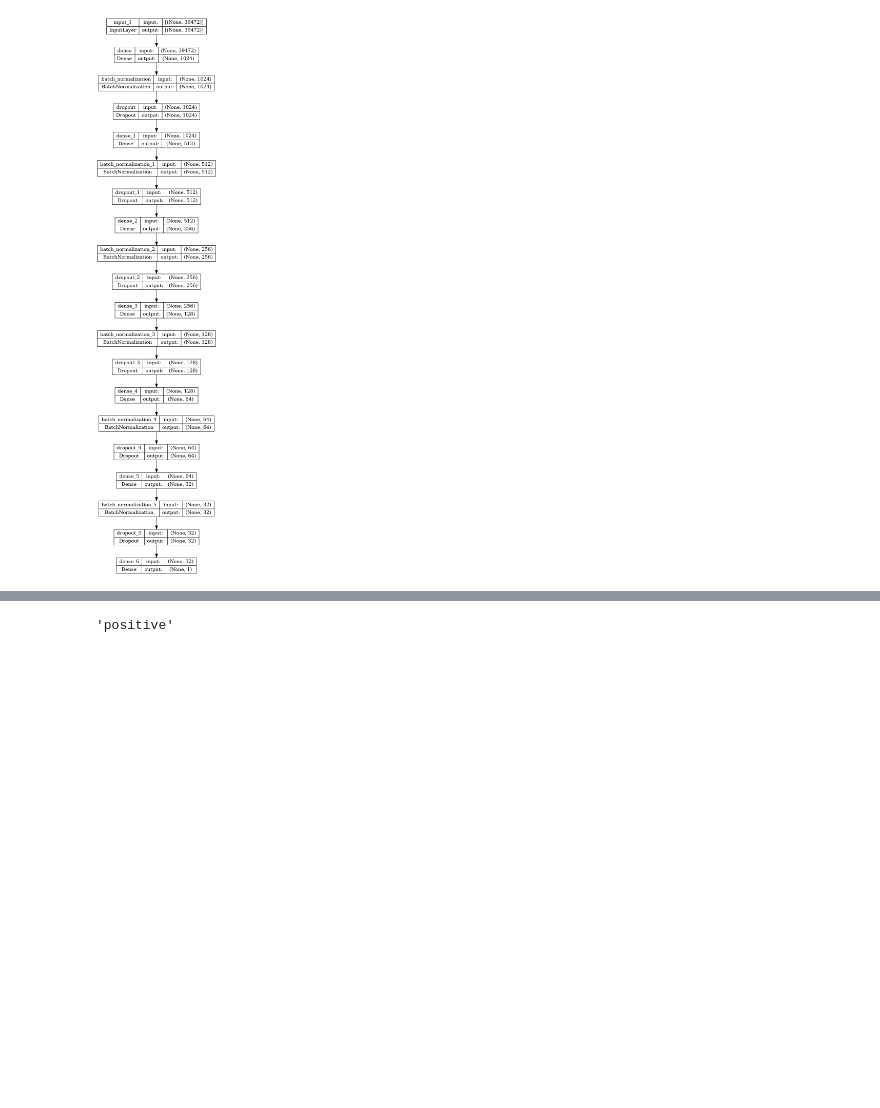
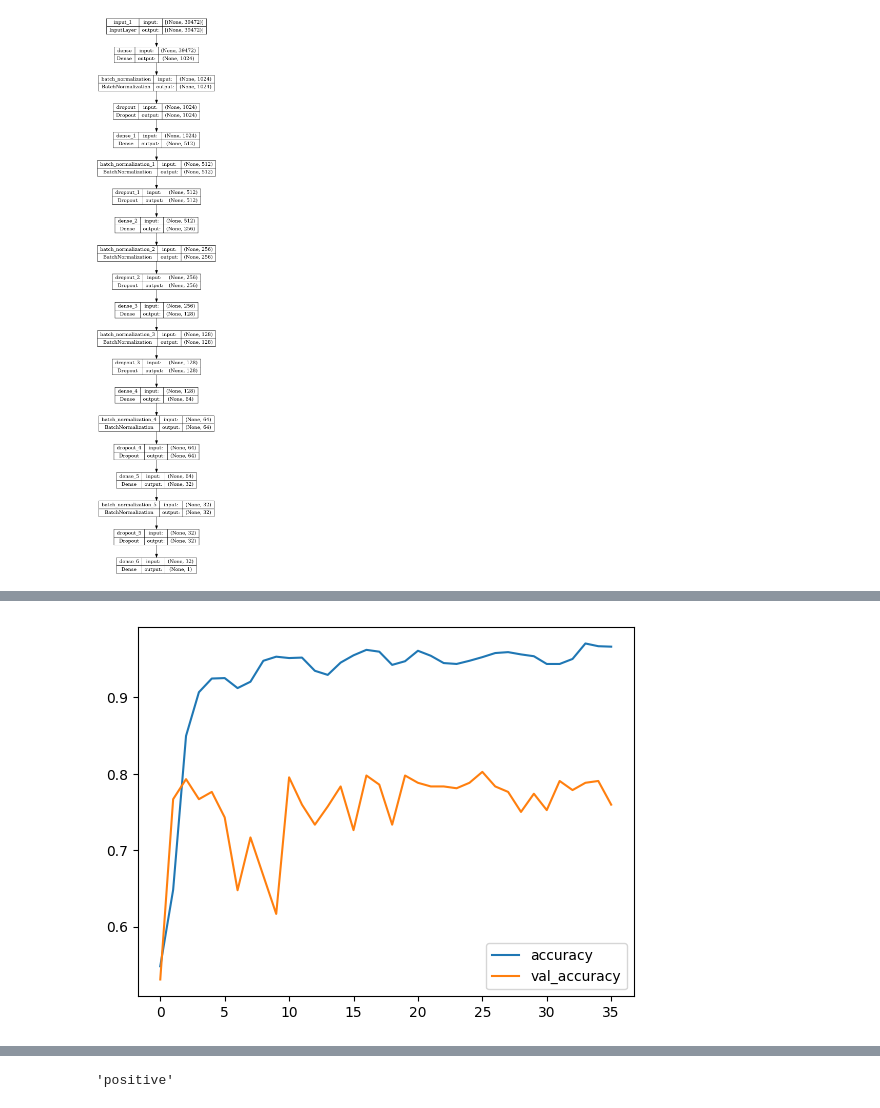
Before and after one commit to mjtalaska/Sentiment-analysis-feedforward, a Jupyter notebook: sentiment-analysis-with-feedforward-neural-network.ipynb, the cells around one changed output, grey strips where cells are left out. Drawn from its saved outputs; the diff is of its cells as text; code cells hidden in the pictures; blank space fills up the shorter version.

```diff
--- a/sentiment-analysis-with-feedforward-neural-network.ipynb
+++ b/sentiment-analysis-with-feedforward-neural-network.ipynb
@@ -167,6 +167,7 @@ from keras.models import load_model
 #model = load_model('/kaggle/working/sentiment_model.h5')
 # %%
 from keras.layers import Input, Dropout, Dense, Activation, BatchNormalization
+from keras.initializers import RandomNormal
 from keras import Model
 from keras.utils import plot_model
 from keras.regularizers import L2
@@ -181,6 +182,7 @@ def make_model(input_size):
     for l in latent:
         layer = Dense(l,
                       activation='relu',
+                      kernel_initializer=RandomNormal(stddev=0.01),
                       kernel_regularizer=L2(1e-5),
                       bias_regularizer=L2(1e-5))(layer)
 
@@ -228,3 +230,12 @@ Epoch 21/50
+# %%
+import matplotlib.pyplot as plt
+
+plt.plot(history.history['accuracy'])
+plt.plot(history.history['val_accuracy'])
+plt.legend(['accuracy', 'val_accuracy'])
+plt.show()
+# %% [output]
+[figure, added]
 # %%
 model.evaluate(x_test, y_test)
 # %% [output]
```
Also changed, not shown: parts of 8 cells of this notebook.
